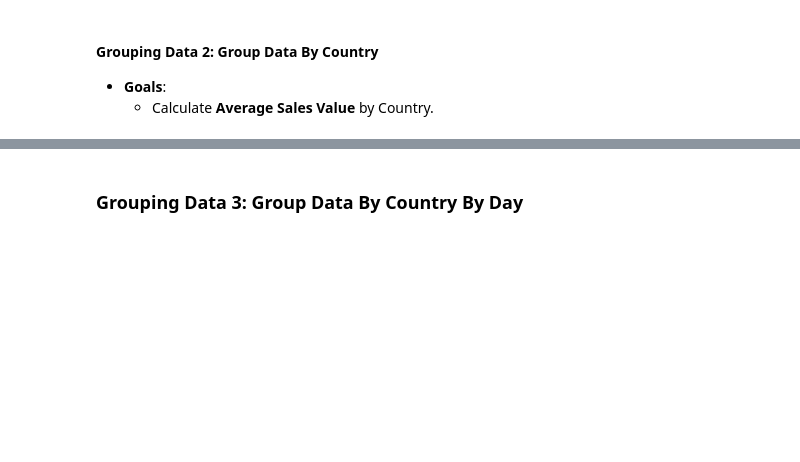
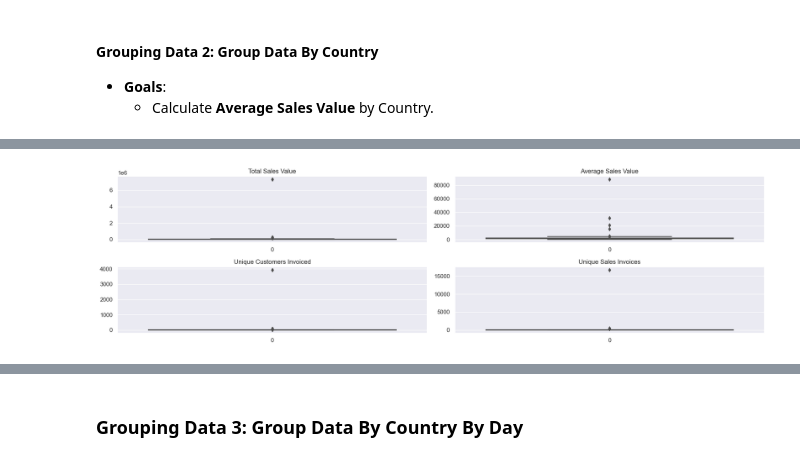
Before and after one commit to nyangweso-rodgers/data-analytics, a Jupyter notebook: Analytics-with-Python/Exploratory-Data-Analysis-with-Python/Exploratory-Data-Analysis-for-Online-Retail-Store/index.ipynb, the cells around one changed output, grey strips where cells are left out. Cells and saved outputs as stored; diff of their text form; code cells hidden in the pictures; blank space fills up the shorter version.

```diff
--- a/Analytics-with-Python/Exploratory-Data-Analysis-with-Python/Exploratory-Data-Analysis-for-Online-Retail-Store/index.ipynb
+++ b/Analytics-with-Python/Exploratory-Data-Analysis-with-Python/Exploratory-Data-Analysis-for-Online-Retail-Store/index.ipynb
@@ -191,0 +235,18 @@ grouped_country_df.to_csv("grouped_country_data.csv", index=False)
+# %%
+#set seaborn plotting aesthetics as default
+sns.set()
+# Define the Subplots
+fig, ax = plt.subplots(2,2, figsize = (18, 5))
+
+# Total Amount
+sns.boxplot(grouped_country_df['TotalAmount'], ax = ax[0, 0]).set(title="Total Sales Value")
+# Average Sales Value
+sns.boxplot(grouped_country_df['AverageSalesValue'], ax = ax[0,1]).set(title="Average Sales Value")
+# Unique Customers
+sns.boxplot(grouped_country_df['CountOfUniqueCustomers'], ax = ax[1, 0]).set(title="Unique Customers Invoiced")
+# Unique Invoices
+sns.boxplot(grouped_country_df['CountOfUniqueInvoices'], ax = ax[1,1]).set(title="Unique Sales Invoices")
+
+plt.tight_layout()
+# %% [output]
+[figure, added]
```
Also changed, not shown: parts of 26 cells of this notebook, 3 other files.
